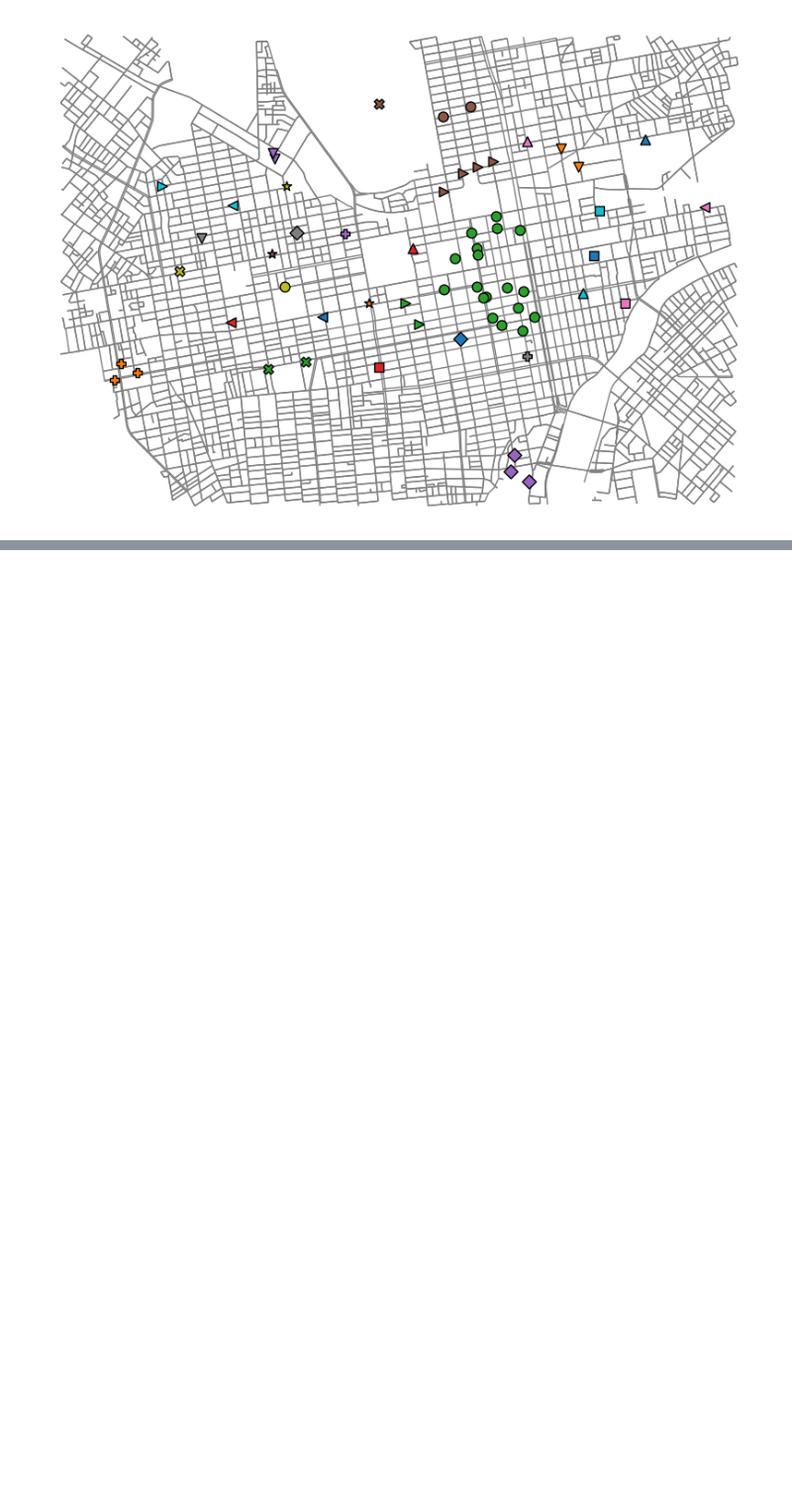
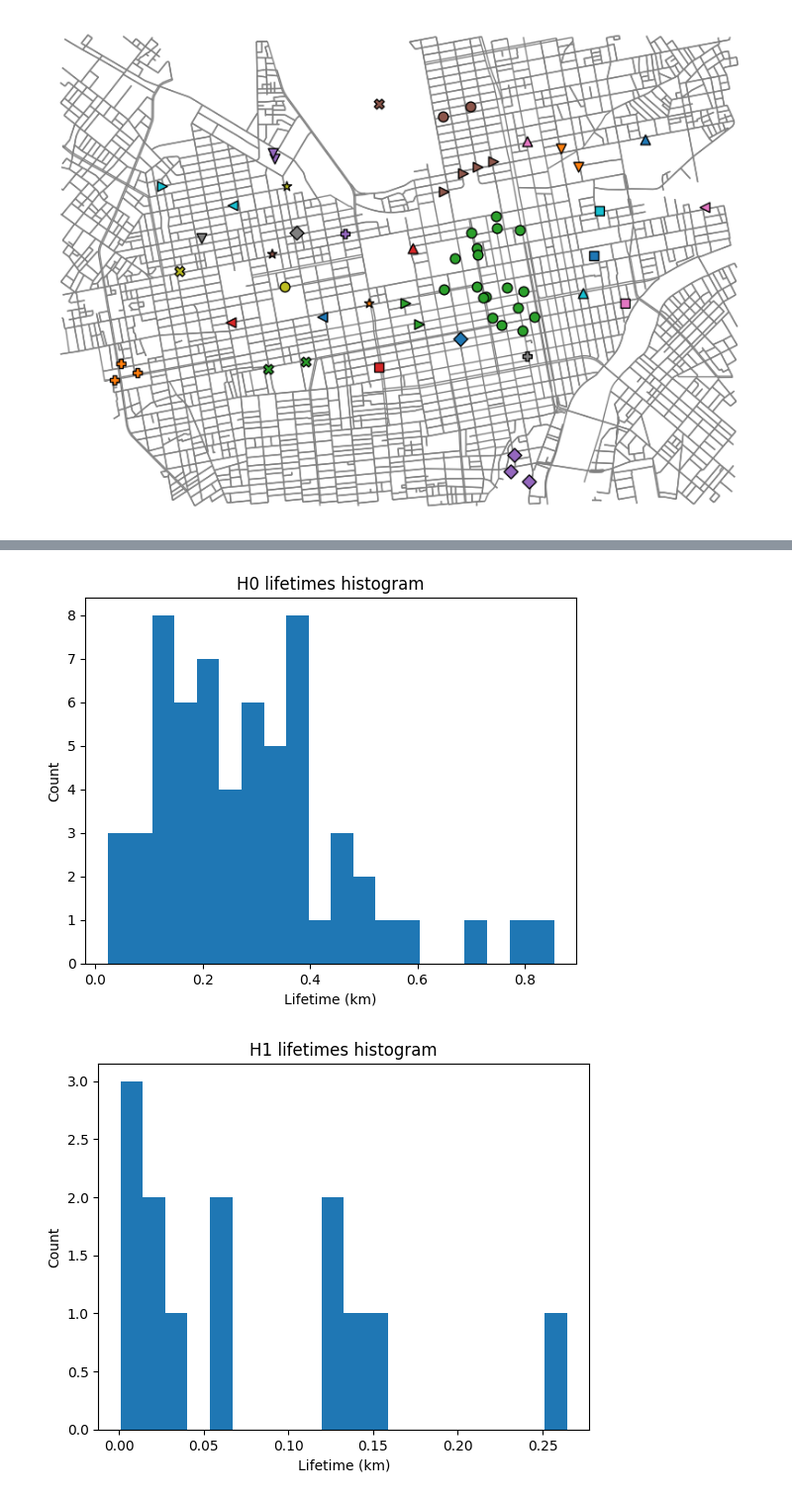
Before and after one commit to masa-moto/street_net, a Jupyter notebook: procle.ipynb, the cells around one changed output, grey strips where cells are left out. Shown at 99% size. Drawn from its saved outputs; the diff is of its cells as text; code cells hidden in the pictures; blank space fills up the shorter version.

```diff
--- a/procle.ipynb
+++ b/procle.ipynb
@@ -299,0 +370,26 @@ fig.tight_layout()
+# %%
+
+import matplotlib.pyplot as plt
+from matplotlib import animation
+from persim import plot_diagrams
+
+with open('porocle_port.json', encoding='utf-8') as f:
+    data = json.load(f)
+
+fields = [f['id'] for f in data['fields']]
+records = data['records']
+
+# 1レコード＝1辞書のリストに変換
+ports = [dict(zip(fields, rec)) for rec in records]
+lat = np.array([p["緯度経度 (緯度)"] for p in ports])
+lon = np.array([p["緯度経度 (経度)"] for p in ports])
+
+R=6371
+lat0 = lat.mean() * np.pi/180
+x = (lon)*np.pi/180*R*np.cos(lat0)-11480
+y = (lat)*np.pi/180*R-4780
+
+# coords = np.array([[p["緯度経度 (緯度)"], p["緯度経度 (経度)"]] for p in ports])
+# X=coords
+X = np.c_[x, y]
+print(X)
@@ -299,0 +452,20 @@ fig.tight_layout()
+# %%
+import matplotlib.pyplot as plt
+import numpy as np
+
+# dgms は ripser の出力からの dgms['H0'] や dgms['H1']
+dgms = result['dgms']  # H0, H1, ... のリスト
+
+for i, H in enumerate(dgms):
+    if len(H) == 0:
+        continue
+    lifetimes = H[:,1] - H[:,0]  # バーの長さ
+    plt.figure()
+    plt.hist(lifetimes[:-1], bins=20)
+    plt.xlabel("Lifetime (km)")
+    plt.ylabel("Count")
+    plt.title(f"H{i} lifetimes histogram")
+    plt.show()
+# %% [output]
+[figure, added]
+[figure, added]
```
Also changed, not shown: parts of 4 cells of this notebook, 1 other file.
